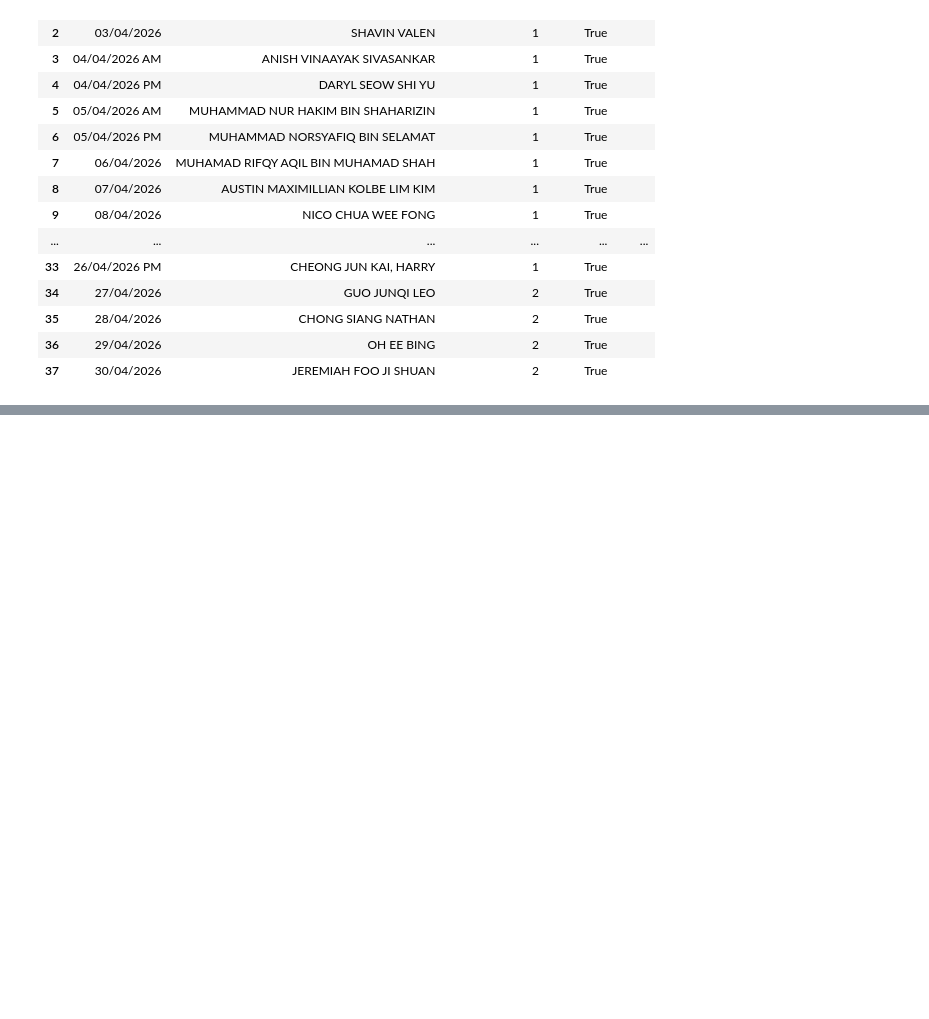
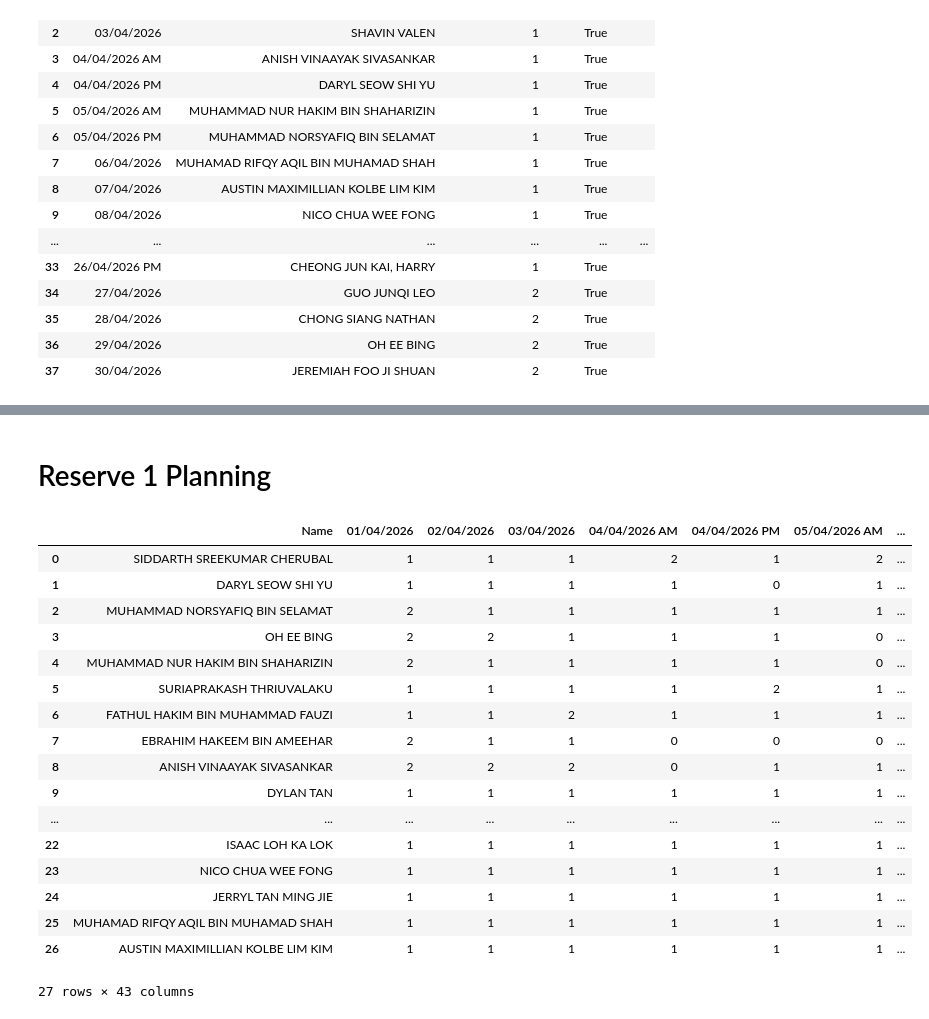
Before and after one commit to Harry-cheong/Duty, a Jupyter notebook: algorithm.ipynb, the cells around one changed output, grey strips where cells are left out. Drawn from its saved outputs; the diff is of its cells as text; code cells hidden in the pictures; blank space fills up the shorter version.

```diff
--- a/algorithm.ipynb
+++ b/algorithm.ipynb
@@ -492,6 +492,13 @@ Preferred weekend assignments: 7
 | 3 | OH EE BING | 1 | 1 | 0 | 0 | 0 |
 | 21 | RYAN TAY RUI YANG | 1 | 1 | 0 | 0 | 0 |
 | 20 | HUANG JIANHAO | 0 | 0 | 0 | 0 | 0 |
+# %%
+for i, row in cp_summary.iterrows():
+    name = row["Name"]
+    assigned = row["Assigned"]
+
+    row = planning_table.index[planning_table["Name"] == name].item()
+    planning_table.loc[row, "Monthly Duty Points"] = assigned
 # %%
 def check_availability_compliance(schedule_df, availability_df=planning_table, slot_col="Date", clerk_col="Assigned Clerk"):
     """Return a report showing whether each scheduled assignment is allowed by the availability table."""
@@ -553,3 +560,10 @@ All scheduled assignments comply with the availability table.
 | 35 | 28/04/2026 | CHONG SIANG NATHAN | 2 | True |  |
 | 36 | 29/04/2026 | OH EE BING | 2 | True |  |
 | 37 | 30/04/2026 | JEREMIAH FOO JI SHUAN | 2 | True |  |
+# %%
+for i, row in cp_schedule.iterrows():
+    name = row["Assigned Clerk"]
+    date = row["Date"]
+
+    row = planning_table.index[planning_table["Name"] == name].item()
+    planning_table.loc[row, date] = 3
@@ -555,0 +692,31 @@ All scheduled assignments comply with the availability table.
+# %% [markdown]
+# Reserve 1 Planning
+# %%
+for i, row in cp_schedule.iterrows():
+    name = row["Assigned Clerk"]
+    date = row["Date"]
+
+    row = planning_table.index[planning_table["Name"] == name].item()
+
+    planning_table.loc[row, date] = 0
+# %%
+planning_table
+# %% [output]
+|  | Name | 01/04/2026 | 02/04/2026 | 03/04/2026 | 04/04/2026 AM | 04/04/2026 PM | 05/04/2026 AM | ... |
+| 0 | SIDDARTH SREEKUMAR CHERUBAL | 1 | 1 | 1 | 2 | 1 | 2 | ... |
+| 1 | DARYL SEOW SHI YU | 1 | 1 | 1 | 1 | 0 | 1 | ... |
+| 2 | MUHAMMAD NORSYAFIQ BIN SELAMAT | 2 | 1 | 1 | 1 | 1 | 1 | ... |
+| 3 | OH EE BING | 2 | 2 | 1 | 1 | 1 | 0 | ... |
+| 4 | MUHAMMAD NUR HAKIM BIN SHAHARIZIN | 2 | 1 | 1 | 1 | 1 | 0 | ... |
+| 5 | SURIAPRAKASH THRIUVALAKU | 1 | 1 | 1 | 1 | 2 | 1 | ... |
+| 6 | FATHUL HAKIM BIN MUHAMMAD FAUZI | 1 | 1 | 2 | 1 | 1 | 1 | ... |
+| 7 | EBRAHIM HAKEEM BIN AMEEHAR | 2 | 1 | 1 | 0 | 0 | 0 | ... |
+| 8 | ANISH VINAAYAK SIVASANKAR | 2 | 2 | 2 | 0 | 1 | 1 | ... |
+| 9 | DYLAN TAN | 1 | 1 | 1 | 1 | 1 | 1 | ... |
+| ... | ... | ... | ... | ... | ... | ... | ... | ... |
+| 22 | ISAAC LOH KA LOK | 1 | 1 | 1 | 1 | 1 | 1 | ... |
+| 23 | NICO CHUA WEE FONG | 1 | 1 | 1 | 1 | 1 | 1 | ... |
+| 24 | JERRYL TAN MING JIE | 1 | 1 | 1 | 1 | 1 | 1 | ... |
+| 25 | MUHAMAD RIFQY AQIL BIN MUHAMAD SHAH | 1 | 1 | 1 | 1 | 1 | 1 | ... |
+| 26 | AUSTIN MAXIMILLIAN KOLBE LIM KIM | 1 | 1 | 1 | 1 | 1 | 1 | ... |
+27 rows × 43 columns
```
Also changed, not shown: parts of 6 cells of this notebook, 11 other files.
